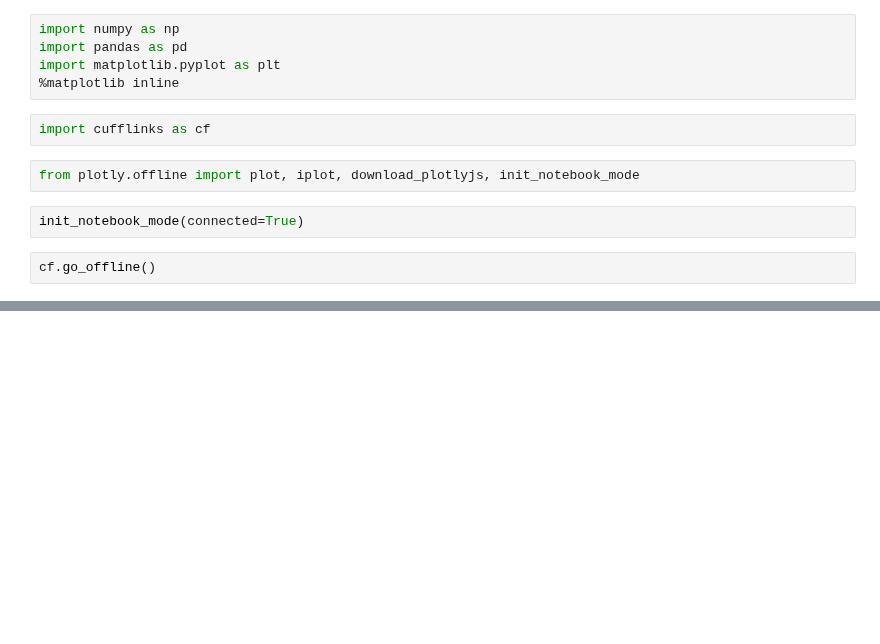
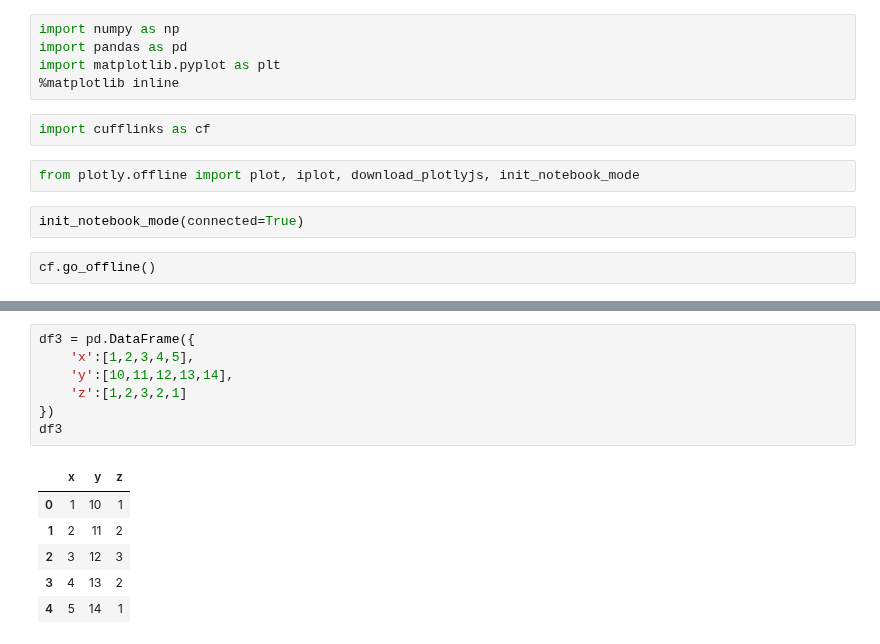
Before and after one commit to Vikas-KM/machine-learning, a Jupyter notebook: Practice/plotly_cufflinks.ipynb, the cells around one changed output, grey strips where cells are left out. Cells and saved outputs as stored; diff of their text form; blank space fills up the shorter version.

```diff
--- a/Practice/plotly_cufflinks.ipynb
+++ b/Practice/plotly_cufflinks.ipynb
@@ -34,0 +69,14 @@ df.iplot()
+# %%
+df3 = pd.DataFrame({
+    'x':[1,2,3,4,5],
+    'y':[10,11,12,13,14],
+    'z':[1,2,3,2,1]
+})
+df3
+# %% [output]
+|  | x | y | z |
+| 0 | 1 | 10 | 1 |
+| 1 | 2 | 11 | 2 |
+| 2 | 3 | 12 | 3 |
+| 3 | 4 | 13 | 2 |
+| 4 | 5 | 14 | 1 |
```
Also changed, not shown: parts of 14 cells of this notebook.
